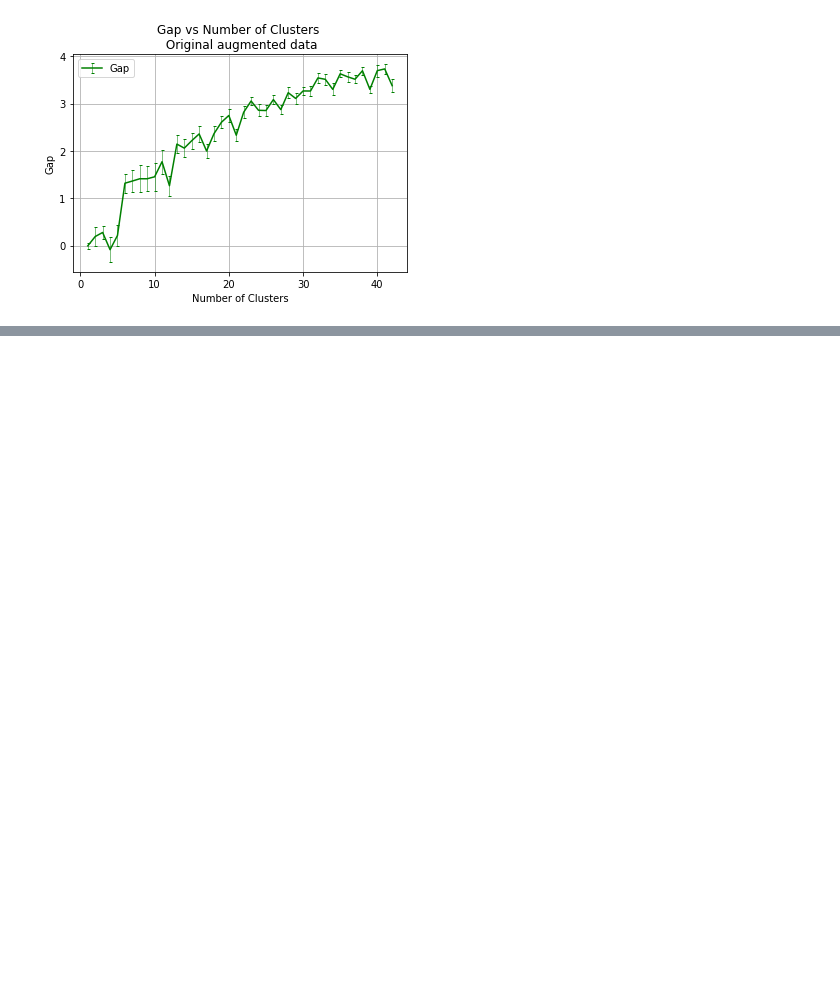
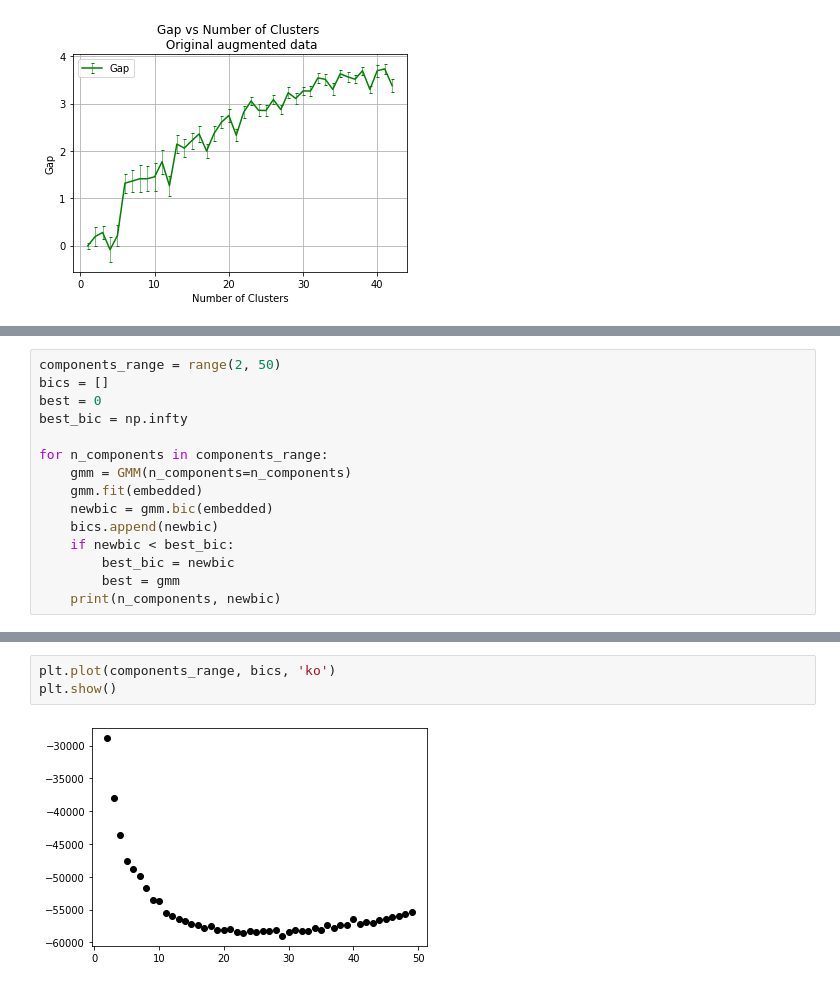
Before and after one commit to VolodyaCO/ieu_clustering_towns, a Jupyter notebook: K_Means_Analysis.ipynb, the cells around one changed output, grey strips where cells are left out. Cells and saved outputs as stored; diff of their text form; blank space fills up the shorter version.

```diff
--- a/K_Means_Analysis.ipynb
+++ b/K_Means_Analysis.ipynb
@@ -508,0 +558,15 @@ show(p)
+# %%
+components_range = range(2, 50)
+bics = []
+best = 0
+best_bic = np.infty
+
+for n_components in components_range:
+    gmm = GMM(n_components=n_components)
+    gmm.fit(embedded)
+    newbic = gmm.bic(embedded)
+    bics.append(newbic)
+    if newbic < best_bic:
+        best_bic = newbic
+        best = gmm
+    print(n_components, newbic)
@@ -508,0 +591,5 @@ show(p)
+# %%
+plt.plot(components_range, bics, 'ko')
+plt.show()
+# %% [output]
+[figure, added]
```
Also changed, not shown: parts of 11 cells of this notebook, 4 other files.
